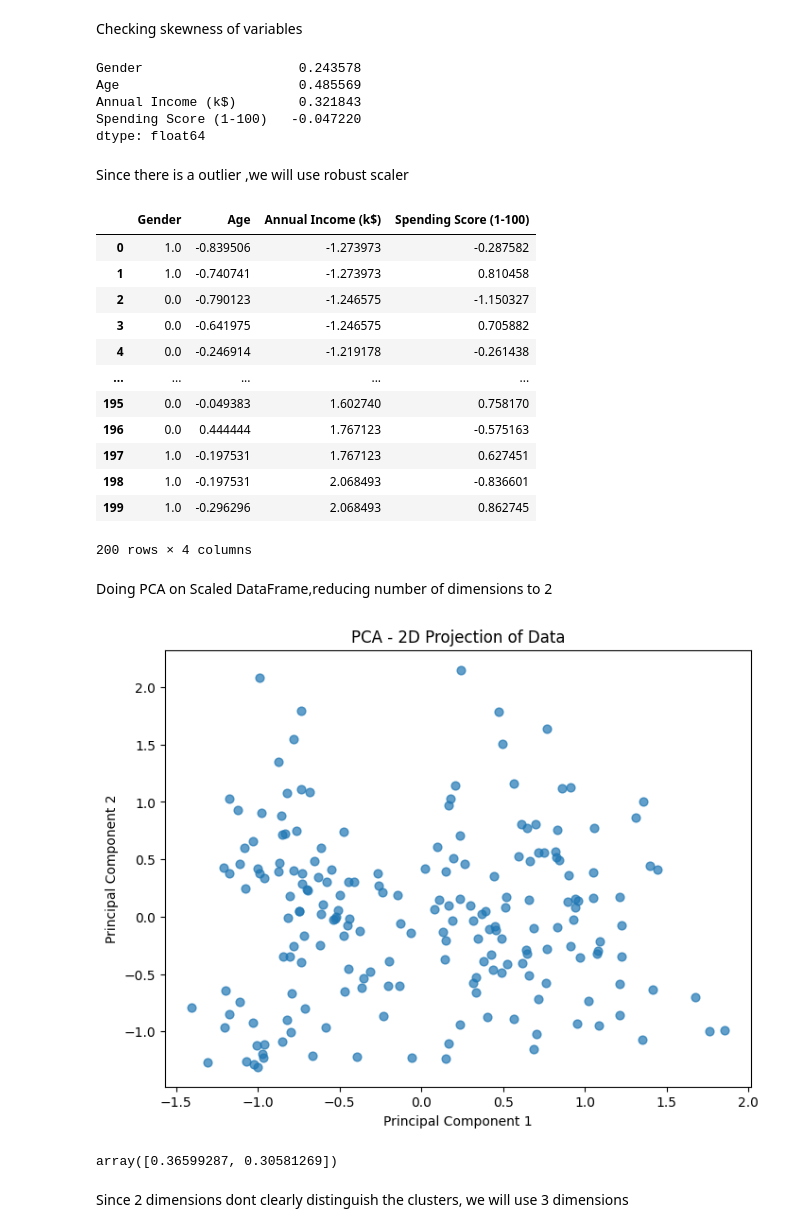
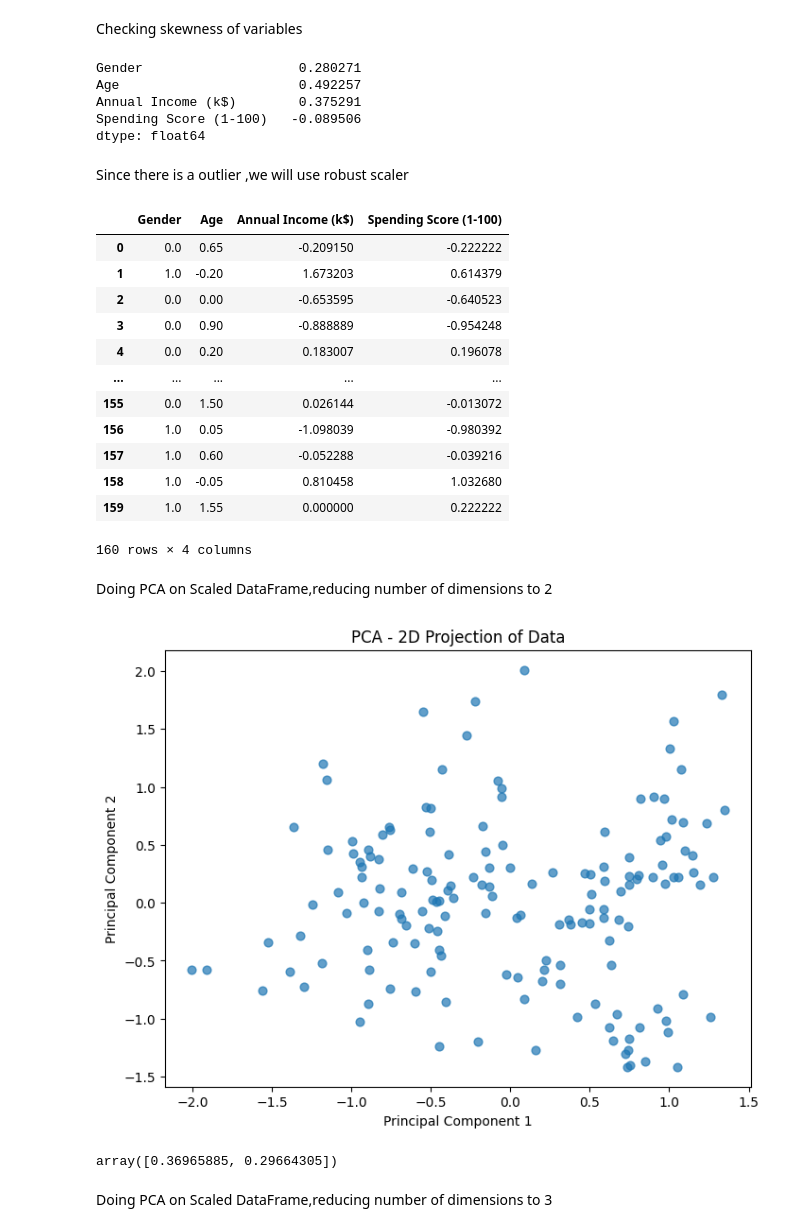
Before and after one commit to VIKRANTKOLSE/Compute-taskss-repo, a Jupyter notebook: Task_2.ipynb, the cells around one changed output. Drawn from its saved outputs; the diff is of its cells as text; code cells hidden in the pictures.

```diff
--- a/Task_2.ipynb
+++ b/Task_2.ipynb
@@ -72,8 +75,16 @@ dtype: int64
 # %%
 from sklearn.preprocessing import OrdinalEncoder
+from sklearn.model_selection import train_test_split
+
 ode=OrdinalEncoder(categories=[['Female','Male']])
 df['Gender']=ode.fit_transform(df[['Gender']])
 df=df.drop(columns=['CustomerID'])
+df=df.reset_index(drop=True)
+
+X_train,X_test=train_test_split(df,random_state=42,test_size=0.2)
+X_train = X_train.reset_index(drop=True)
+X_test=X_test.reset_index(drop=True)
+
 df.head()
 # %% [output]
 |  | Gender | Age | Annual Income (k$) | Spending Score (1-100) |
@@ -103,12 +114,12 @@ Index(['Gender', 'Age', 'Annual Income (k$)', 'Spending Score (1-100)'], dtype='
 # %% [markdown]
 Checking skewness of variables
 # %%
-df.skew()
+X_train.skew()
 # %% [output]
-Gender                    0.243578
-Age                       0.485569
-Annual Income (k$)        0.321843
-Spending Score (1-100)   -0.047220
+Gender                    0.280271
+Age                       0.492257
+Annual Income (k$)        0.375291
+Spending Score (1-100)   -0.089506
 dtype: float64
 # %% [markdown]
 Since there is a outlier ,we will use robust scaler
@@ -116,45 +127,52 @@ Since there is a outlier ,we will use robust scaler
 from sklearn.preprocessing import RobustScaler
 
 scaler=RobustScaler()
-scaled_data=scaler.fit_transform(df[['Age', 'Annual Income (k$)', 'Spending Score (1-100)']])
-scaled_df=pd.DataFrame(scaled_data,columns=['Age', 'Annual Income (k$)', 'Spending Score (1-100)'])
-new_df=pd.concat([df['Gender'],scaled_df],axis=1)
-new_df
+train_scaled_data=scaler.fit_transform(X_train[['Age', 'Annual Income (k$)', 'Spending Score (1-100)']])
+train_scaled_df=pd.DataFrame(train_scaled_data,columns=['Age', 'Annual Income (k$)', 'Spending Score (1-100)'])
+X_train_scaled=pd.concat([X_train['Gender'],train_scaled_df],axis=1)
+
+test_scaled_data=scaler.transform(X_test[['Age', 'Annual Income (k$)', 'Spending Score (1-100)']])
+test_scaled_df=pd.DataFrame(test_scaled_data,columns=['Age', 'Annual Income (k$)', 'Spending Score (1-100)'])
+X_test_scaled=pd.concat([X_test['Gender'],test_scaled_df],axis=1)
+
+X_test_scaled
+X_train_scaled
 # %% [output]
 |  | Gender | Age | Annual Income (k$) | Spending Score (1-100) |
-| 0 | 1.0 | -0.839506 | -1.273973 | -0.287582 |
-| 1 | 1.0 | -0.740741 | -1.273973 | 0.810458 |
-| 2 | 0.0 | -0.790123 | -1.246575 | -1.150327 |
-| 3 | 0.0 | -0.641975 | -1.246575 | 0.705882 |
-| 4 | 0.0 | -0.246914 | -1.219178 | -0.261438 |
+| 0 | 0.0 | 0.65 | -0.209150 | -0.222222 |
+| 1 | 1.0 | -0.20 | 1.673203 | 0.614379 |
+| 2 | 0.0 | 0.00 | -0.653595 | -0.640523 |
+| 3 | 0.0 | 0.90 | -0.888889 | -0.954248 |
+| 4 | 0.0 | 0.20 | 0.183007 | 0.196078 |
 | ... | ... | ... | ... | ... |
-| 195 | 0.0 | -0.049383 | 1.602740 | 0.758170 |
-| 196 | 0.0 | 0.444444 | 1.767123 | -0.575163 |
-| 197 | 1.0 | -0.197531 | 1.767123 | 0.627451 |
-| 198 | 1.0 | -0.197531 | 2.068493 | -0.836601 |
-| 199 | 1.0 | -0.296296 | 2.068493 | 0.862745 |
+| 155 | 0.0 | 1.50 | 0.026144 | -0.013072 |
+| 156 | 1.0 | 0.05 | -1.098039 | -0.980392 |
+| 157 | 1.0 | 0.60 | -0.052288 | -0.039216 |
+| 158 | 1.0 | -0.05 | 0.810458 | 1.032680 |
+| 159 | 1.0 | 1.55 | 0.000000 | 0.222222 |
-200 rows × 4 columns
+160 rows × 4 columns
 # %% [markdown]
 Doing PCA on Scaled DataFrame,reducing number of dimensions to 2
 # %%
 from sklearn.decomposition import PCA
 
 pca_2d=PCA(n_components=2)
-df_after_pca=pca_2d.fit_transform(new_df)
+Xtrain_after_pca_2d=pca_2d.fit_transform(X_train_scaled)
+Xtest_after_pca_2d=pca_2d.transform(X_test_scaled)
 
 plt.figure(figsize=(8,6))
-plt.scatter(df_after_pca[:, 0], df_after_pca[:, 1], s=40, alpha=0.7)
+plt.scatter(Xtrain_after_pca_2d[:, 0], Xtrain_after_pca_2d[:, 1], s=40, alpha=0.7)
 plt.xlabel('Principal Component 1')
 plt.ylabel('Principal Component 2')
 plt.title('PCA - 2D Projection of Data')
 plt.show()
 
 pca_2d.explained_variance_ratio_
 # %% [output]
-[figure, old version]
+[figure, new version]
-array([0.36599287, 0.30581269])
+array([0.36965885, 0.29664305])
 # %% [markdown]
-Since 2 dimensions dont clearly distinguish the clusters, we will use 3 dimensions
+Doing PCA on Scaled DataFrame,reducing number of dimensions to 3
 # %%
 from mpl_toolkits.mplot3d import Axes3D
 from sklearn.decomposition import PCA
```
Also changed, not shown: parts of 19 cells of this notebook.
